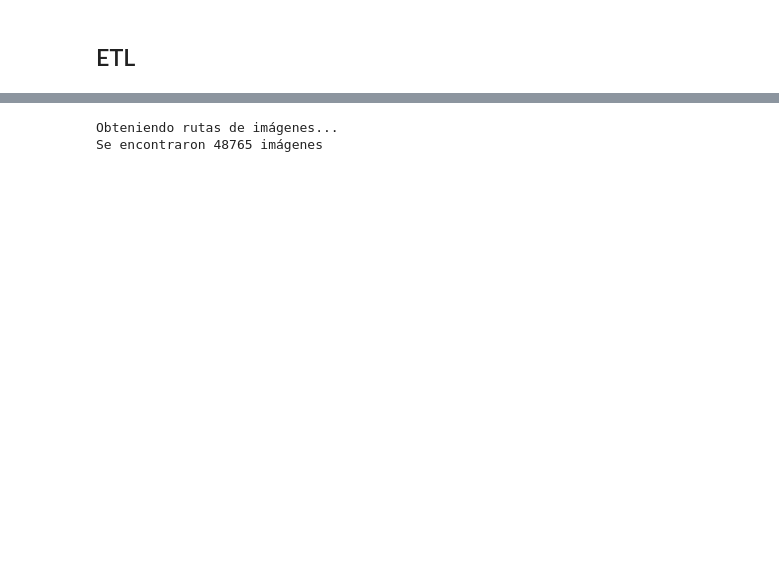
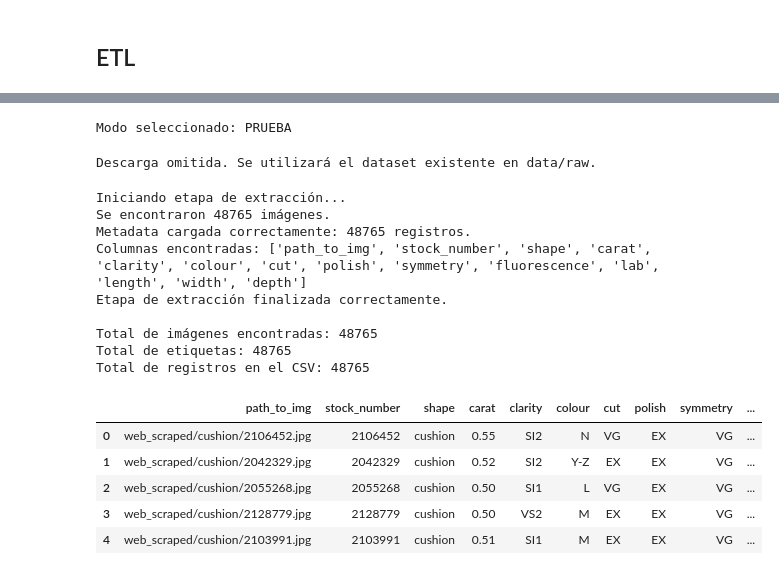
Before and after one commit to jeankrabbat/Proyecto_Diamantes_CPD, a Jupyter notebook: notebooks/01_ETL.ipynb, the cells around one changed output, grey strips where cells are left out. Cells and saved outputs as stored; diff of their text form; code cells hidden in the pictures; blank space fills up the shorter version.

```diff
--- a/notebooks/01_ETL.ipynb
+++ b/notebooks/01_ETL.ipynb
@@ -20,7 +39,73 @@ Dataset descargado en data/raw/
+# %%
+# Celda 2: Parámetros de ejecución
+
+# True: procesa una muestra pequeña para pruebas.
+# False: procesa todo el dataset.
+MODO_PRUEBA = True
+
+# Cambiar a True solamente si el dataset todavía no existe en data/raw.
+DESCARGAR_DATASET = False
+
+# Parámetros de prueba
+MUESTRAS_POR_FORMA = 5
+LIMITE_MUESTRA = 100
+NUM_PROCESOS_PRUEBA = 2
+TAMANO_LOTE_PRUEBA = 50
+
+# Parámetros para el dataset completo
+NUM_PROCESOS_COMPLETO = 8
+TAMANO_LOTE_COMPLETO = 2000
+
+# Resoluciones requeridas
+RESOLUCIONES = [
+    (224, 224),
+    (256, 256)
+]
+
+CARPETA_SALIDA_PRUEBA = "data/processed_sample"
+CARPETA_SALIDA_COMPLETA = "data/processed"
+
+print("Modo seleccionado:", "PRUEBA" if MODO_PRUEBA else "DATASET COMPLETO")
+# %% [output]
+Modo seleccionado: PRUEBA
+# %%
+# Celda 3: Descargar el dataset de Kaggle (opcional)
+
+if DESCARGAR_DATASET:
+    print("Descargando dataset...")
+    descargar_dataset(
+        ruta_destino="data/raw"
+    )
+else:
+    print("Descarga omitida. Se utilizará el dataset existente en data/raw.")
+# %% [output]
+Descarga omitida. Se utilizará el dataset existente en data/raw.
 # %%
-print("\nObteniendo rutas de imágenes...")
-rutas = obtener_rutas_imagenes('data/raw')
+# Celda 4: Extraer rutas, etiquetas y metadatos
+
+rutas, labels, metadata = extraer_datos(
+    carpeta_padre="data/raw"
+)
+
+print(f"Total de imágenes encontradas: {len(rutas)}")
+print(f"Total de etiquetas: {len(labels)}")
+print(f"Total de registros en el CSV: {len(metadata)}")
+
+display(metadata.head())
 # %% [output]
-Obteniendo rutas de imágenes...
-Se encontraron 48765 imágenes
+Iniciando etapa de extracción...
+Se encontraron 48765 imágenes.
+Metadata cargada correctamente: 48765 registros.
+Columnas encontradas: ['path_to_img', 'stock_number', 'shape', 'carat', 'clarity', 'colour', 'cut', 'polish', 'symmetry', 'fluorescence', 'lab', 'length', 'width', 'depth']
+Etapa de extracción finalizada correctamente.
+
+Total de imágenes encontradas: 48765
+Total de etiquetas: 48765
+Total de registros en el CSV: 48765
+|  | path_to_img | stock_number | shape | carat | clarity | colour | cut | polish | symmetry | ... |
+| 0 | web_scraped/cushion/2106452.jpg | 2106452 | cushion | 0.55 | SI2 | N | VG | EX | VG | ... |
+| 1 | web_scraped/cushion/2042329.jpg | 2042329 | cushion | 0.52 | SI2 | Y-Z | EX | EX | VG | ... |
+| 2 | web_scraped/cushion/2055268.jpg | 2055268 | cushion | 0.50 | SI1 | L | VG | EX | VG | ... |
+| 3 | web_scraped/cushion/2128779.jpg | 2128779 | cushion | 0.50 | VS2 | M | EX | EX | VG | ... |
+| 4 | web_scraped/cushion/2103991.jpg | 2103991 | cushion | 0.51 | SI1 | M | EX | EX | VG | ... |
 # %%
```
Also changed, not shown: parts of 11 cells of this notebook, 5 other files.
